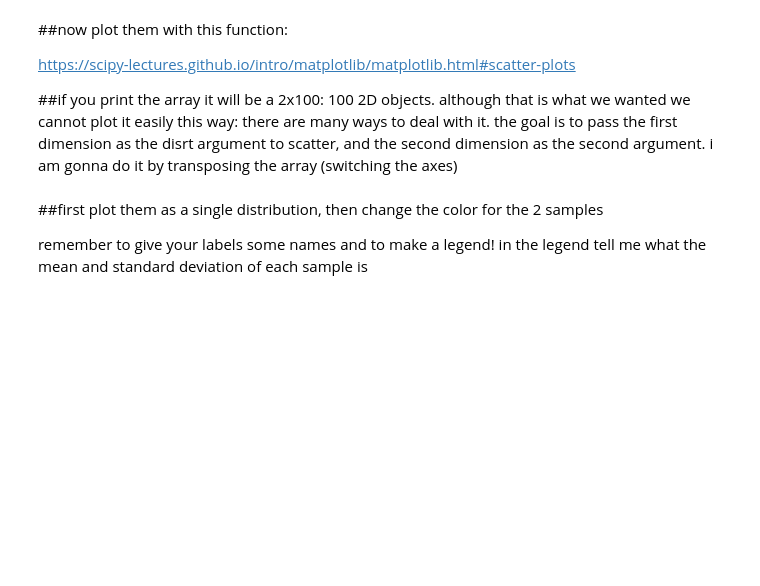
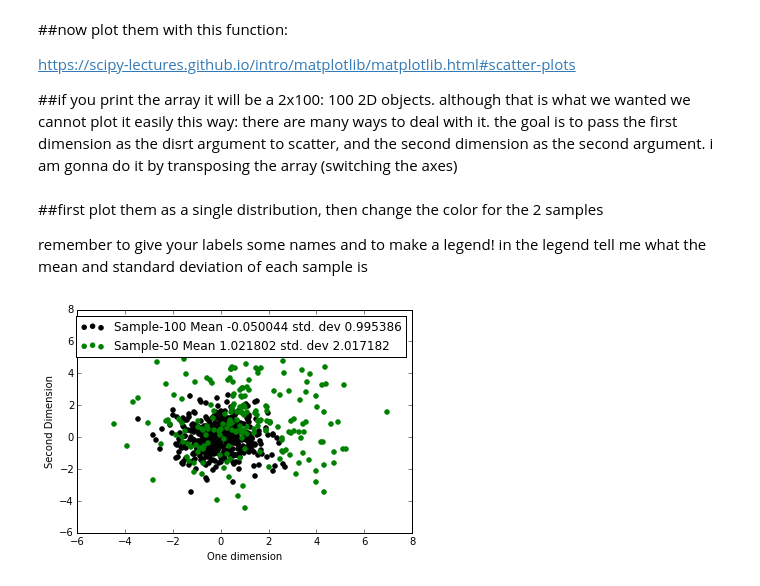
Before and after one commit to afcarl/PUI2015_-PriyaKhokher-, a Jupyter notebook: note.ipynb, the cells around one changed output. Cells and saved outputs as stored; diff of their text form; code cells hidden in the pictures; blank space fills up the shorter version.

```diff
--- a/note.ipynb
+++ b/note.ipynb
@@ -14,3 +10,7 @@ http://docs.scipy.org/doc/numpy/reference/generated/numpy.random.seed.html
 ##use this function to generate 100 2-dimensional random datapoints in a gaussian distribution in 2 dimensions
 
 http://docs.scipy.org/doc/numpy/reference/generated/numpy.random.randn.html
+# %%
+np.random.seed(15)
+k=np.random.normal(0.0,1,size=(100,2,2))
+k
@@ -17,3 +35,6 @@ http://docs.scipy.org/doc/numpy/reference/generated/numpy.random.randn.html
 # %% [markdown]
 ## use the same function to generate 50 more random objects, but this time change the mean
 to do that you multiply the distribution by a different sigma, and add your new mean - remember that these are 2D objects, so yor mean must be a 2D vector (a list, an array or a tuple)!
+# %%
+q=np.random.normal(1.0,2,size=(50,2,2))
+q
@@ -28,3 +67,22 @@ https://scipy-lectures.github.io/intro/matplotlib/matplotlib.html#scatter-plots
 ##first plot them as a single distribution, then change the color for the 2 samples
 
 remember to give your labels some names and to make a legend! in the legend tell me what the mean and standard deviation of each sample is
+# %%
+import matplotlib.pyplot as plt
+%matplotlib inline
+fig=plt.figure()
+ax = fig.add_subplot(111)
+m1=float(np.mean(k))
+m2=float(np.mean(q))
+s1=float(np.std(k))
+s2=float(np.std(q))
+sample_100=plt.scatter(k,k.transpose(),color='k',label= '%s %f %s %f' % ('Sample-100 Mean',m1,"std. dev",s1))
+sample_50=plt.scatter(q,q.transpose(),color= 'g',label='%s %f %s %f' % ('Sample-50 Mean',m2,"std. dev",s2))
+
+plt.legend()
+ax.set_xlabel("One dimension")
+ax.set_ylabel("Second Dimension")
+ax.legend()
+plt.show()
+# %% [output]
+[figure, added]
```
Also changed, not shown: parts of 5 cells of this notebook.
